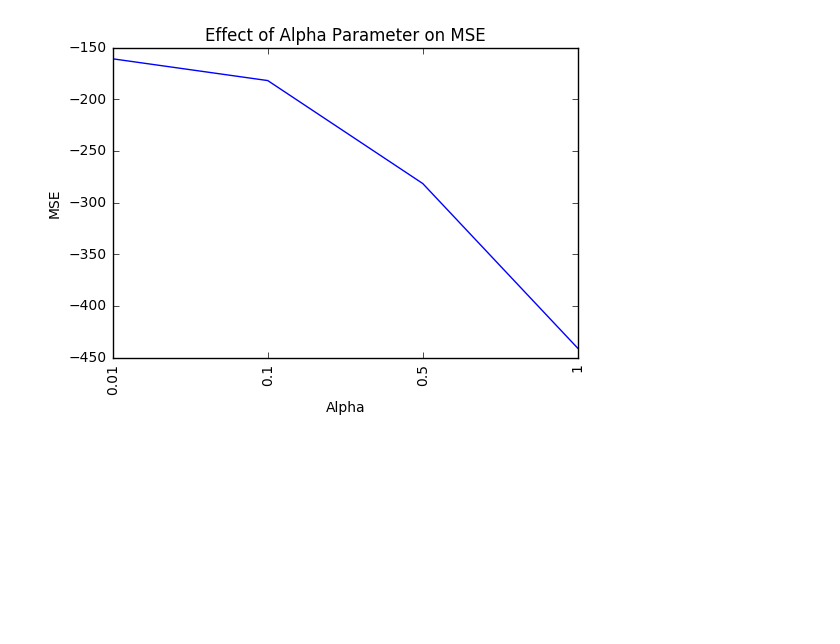
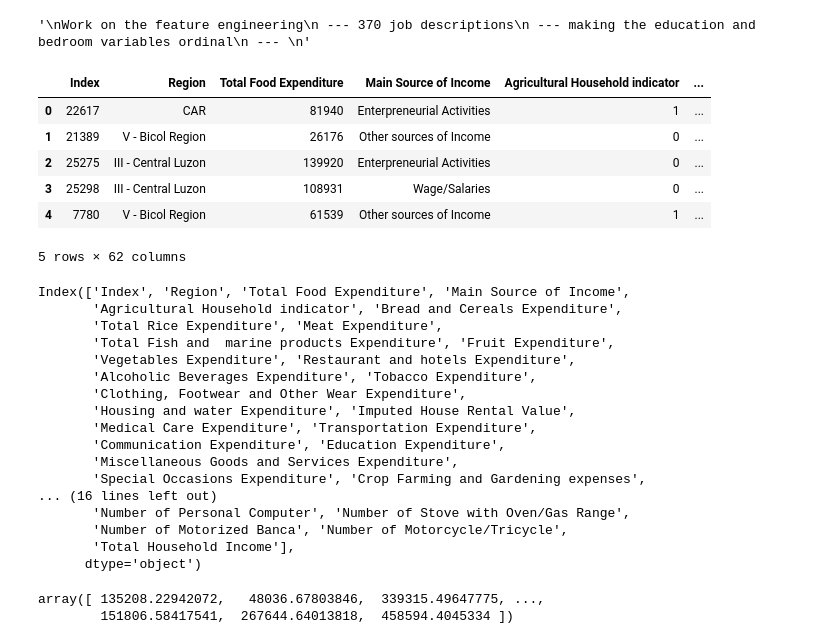
Before and after one commit to colegrigsby/401NN, a Jupyter notebook: Linear Regression.ipynb, the cells around one changed output. Cells and saved outputs as stored; diff of their text form; code cells hidden in the pictures; blank space fills up the shorter version.

Commit message:
Add files via upload
The feature engineering of the groups for occupations is at the very bottom of this notebook

```diff
--- a/Linear Regression.ipynb
+++ b/Linear Regression.ipynb
@@ -395,10 +1,9 @@ mse = train_lasso([1e-2, 0.1, 0.5, 1], 'both', df)
-# %%
-plt.plot(mse)
-plt.xlabel('Alpha')
-labels = [1e-2, 0.1, 0.5, 1]
-plt.xticks(range(len(labels)), labels, rotation='vertical')
-plt.ylabel('MSE')
-plt.title('Effect of Alpha Parameter on MSE')
-plt.show()
-# %% [output]
-[figure, removed]
+# %%
+"""
+Work on the feature engineering
+ --- 370 job descriptions
+ --- making the education and bedroom variables ordinal
+ ---
+"""
+# %% [output]
+'\nWork on the feature engineering\n --- 370 job descriptions\n --- making the education and bedroom variables ordinal\n --- \n'
@@ -404,0 +22,33 @@ plt.show()
+# %%
+train = pd.read_csv('/data/project2/train.csv')
+test = pd.read_csv('/data/project2/test.csv')
+# %%
+train.head()
+# %% [output]
+|  | Index | Region | Total Food Expenditure | Main Source of Income | Agricultural Household indicator | ... |
+| 0 | 22617 | CAR | 81940 | Enterpreneurial Activities | 1 | ... |
+| 1 | 21389 | V - Bicol Region | 26176 | Other sources of Income | 0 | ... |
+| 2 | 25275 | III - Central Luzon | 139920 | Enterpreneurial Activities | 0 | ... |
+| 3 | 25298 | III - Central Luzon | 108931 | Wage/Salaries | 0 | ... |
+| 4 | 7780 | V - Bicol Region | 61539 | Other sources of Income | 1 | ... |
+5 rows × 62 columns
+# %%
+train.columns
+# %% [output]
+Index(['Index', 'Region', 'Total Food Expenditure', 'Main Source of Income',
+       'Agricultural Household indicator', 'Bread and Cereals Expenditure',
+       'Total Rice Expenditure', 'Meat Expenditure',
+       'Total Fish and  marine products Expenditure', 'Fruit Expenditure',
+       'Vegetables Expenditure', 'Restaurant and hotels Expenditure',
+       'Alcoholic Beverages Expenditure', 'Tobacco Expenditure',
+       'Clothing, Footwear and Other Wear Expenditure',
+       'Housing and water Expenditure', 'Imputed House Rental Value',
+       'Medical Care Expenditure', 'Transportation Expenditure',
+       'Communication Expenditure', 'Education Expenditure',
+       'Miscellaneous Goods and Services Expenditure',
+       'Special Occasions Expenditure', 'Crop Farming and Gardening expenses',
+... (16 lines left out)
+       'Number of Personal Computer', 'Number of Stove with Oven/Gas Range',
+       'Number of Motorized Banca', 'Number of Motorcycle/Tricycle',
+       'Total Household Income'],
+      dtype='object')
@@ -404,0 +136,5 @@ plt.show()
+# %%
+model_fit.predict(train[x_vars_num])
+# %% [output]
+array([ 135208.22942072,   48036.67803846,  339315.49647775, ...,
+        151806.58417541,  267644.64013818,  458594.4045334 ])
```
Also changed, not shown: parts of 62 cells of this notebook.
